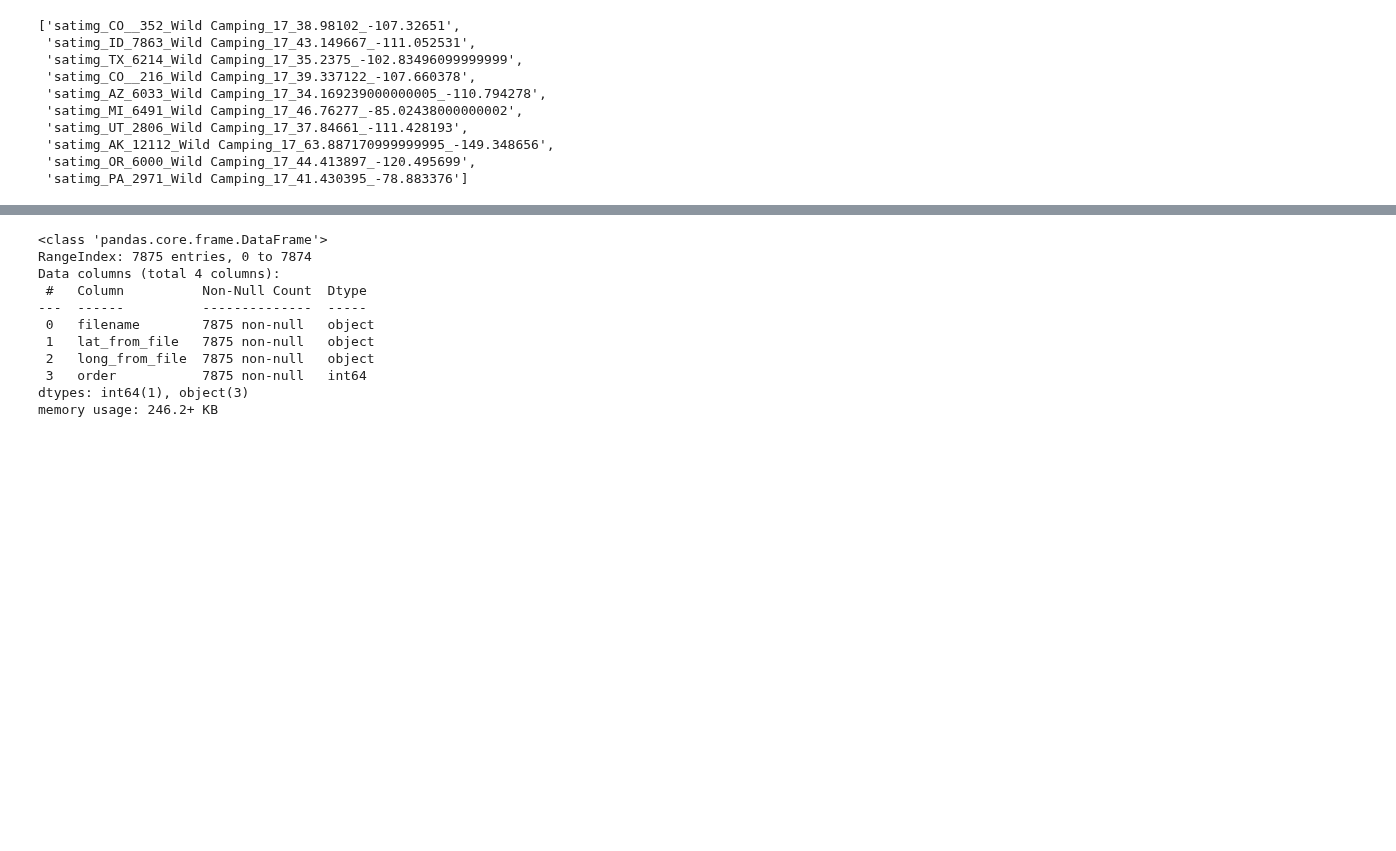
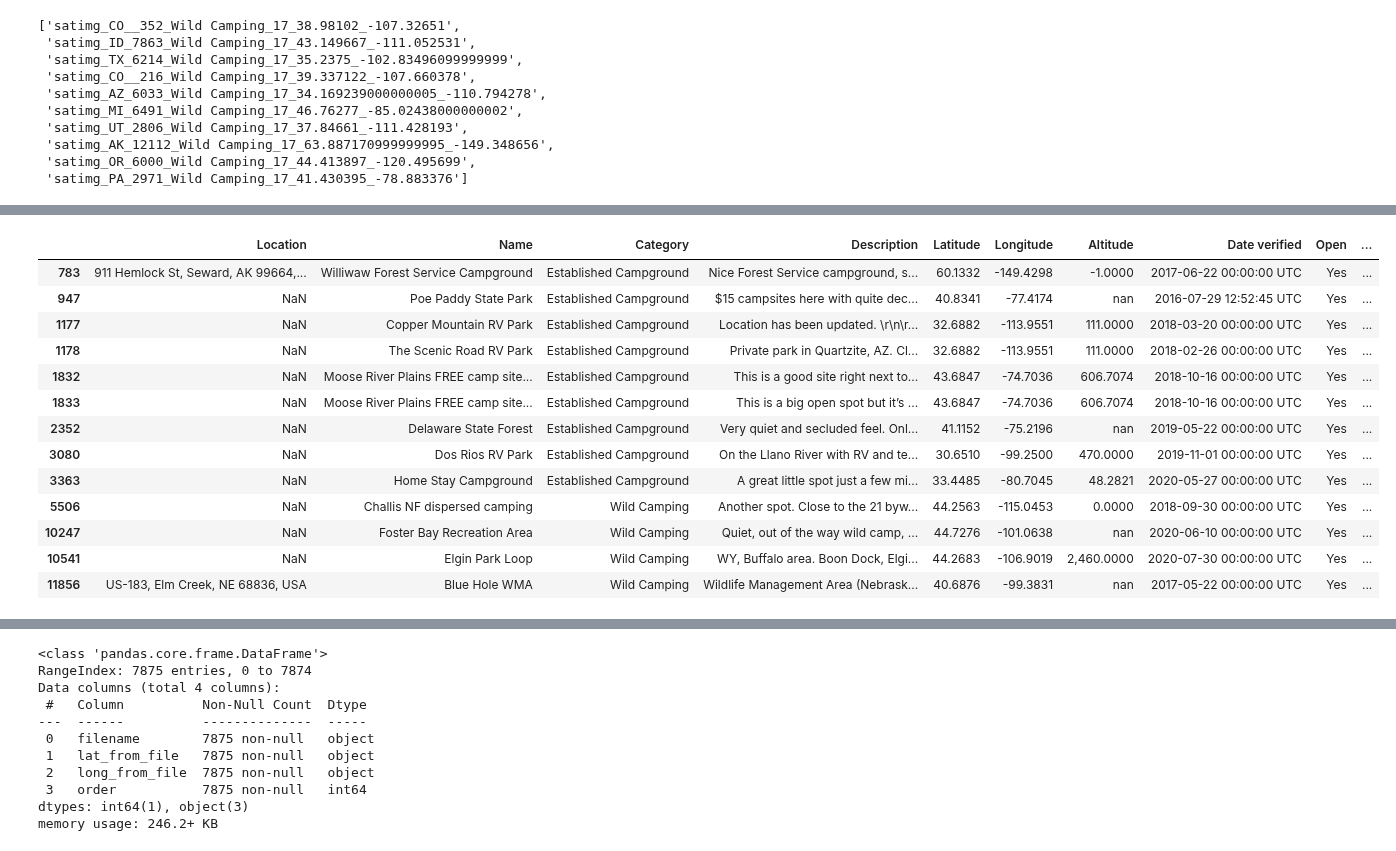
Before and after one commit to paultanger/CampsitePredict, a Jupyter notebook: notebooks/summarize_All_US_data.ipynb, the cells around one changed output, grey strips where cells are left out. Saved outputs shown, nothing was run; the diff lists cells and outputs as text; code cells hidden in the pictures; blank space fills up the shorter version.

```diff
--- a/notebooks/summarize_All_US_data.ipynb
+++ b/notebooks/summarize_All_US_data.ipynb
@@ -351,0 +376,2 @@ image_file_df['order'] = image_file_df.index
+# %%
+All_USdata_est_wild.drop_duplicates(inplace=True)
@@ -351,0 +387,3 @@ image_file_df['order'] = image_file_df.index
+# %%
+All_USdata_est_wild['latlong_test'] = All_USdata_est_wild['Latitude'].astype('str') + '_' + All_USdata_est_wild['Longitude'].astype('str')
+#
@@ -351,0 +437,20 @@ image_file_df['order'] = image_file_df.index
+# %%
+duplicated = All_USdata_est_wild[All_USdata_est_wild['latlong_test'].duplicated()]
+duplicated.to_csv('../data/duplicated_sites_latlong.csv')
+# %%
+duplicated['']
+# %% [output]
+|  | Location | Name | Category | Description | Latitude | Longitude | Altitude | Date verified | Open | ... |
+| 783 | 911 Hemlock St, Seward, AK 99664,... | Williwaw Forest Service Campground | Established Campground | Nice Forest Service campground, s... | 60.1332 | -149.4298 | -1.0000 | 2017-06-22 00:00:00 UTC | Yes | ... |
+| 947 | NaN | Poe Paddy State Park | Established Campground | $15 campsites here with quite dec... | 40.8341 | -77.4174 | nan | 2016-07-29 12:52:45 UTC | Yes | ... |
+| 1177 | NaN | Copper Mountain RV Park | Established Campground | Location has been updated. \r\n\r... | 32.6882 | -113.9551 | 111.0000 | 2018-03-20 00:00:00 UTC | Yes | ... |
+| 1178 | NaN | The Scenic Road RV Park | Established Campground | Private park in Quartzite, AZ. Cl... | 32.6882 | -113.9551 | 111.0000 | 2018-02-26 00:00:00 UTC | Yes | ... |
+| 1832 | NaN | Moose River Plains FREE camp site... | Established Campground | This is a good site right next to... | 43.6847 | -74.7036 | 606.7074 | 2018-10-16 00:00:00 UTC | Yes | ... |
+| 1833 | NaN | Moose River Plains FREE camp site... | Established Campground | This is a big open spot but it’s ... | 43.6847 | -74.7036 | 606.7074 | 2018-10-16 00:00:00 UTC | Yes | ... |
+| 2352 | NaN | Delaware State Forest | Established Campground | Very quiet and secluded feel. Onl... | 41.1152 | -75.2196 | nan | 2019-05-22 00:00:00 UTC | Yes | ... |
+| 3080 | NaN | Dos Rios RV Park | Established Campground | On the Llano River with RV and te... | 30.6510 | -99.2500 | 470.0000 | 2019-11-01 00:00:00 UTC | Yes | ... |
+| 3363 | NaN | Home Stay Campground | Established Campground | A great little spot just a few mi... | 33.4485 | -80.7045 | 48.2821 | 2020-05-27 00:00:00 UTC | Yes | ... |
+| 5506 | NaN | Challis NF dispersed camping | Wild Camping | Another spot. Close to the 21 byw... | 44.2563 | -115.0453 | 0.0000 | 2018-09-30 00:00:00 UTC | Yes | ... |
+| 10247 | NaN | Foster Bay Recreation Area | Wild Camping | Quiet, out of the way wild camp, ... | 44.7276 | -101.0638 | nan | 2020-06-10 00:00:00 UTC | Yes | ... |
+| 10541 | NaN | Elgin Park Loop | Wild Camping | WY, Buffalo area. Boon Dock, Elgi... | 44.2683 | -106.9019 | 2,460.0000 | 2020-07-30 00:00:00 UTC | Yes | ... |
+| 11856 | US-183, Elm Creek, NE 68836, USA | Blue Hole WMA | Wild Camping | Wildlife Management Area (Nebrask... | 40.6876 | -99.3831 | nan | 2017-05-22 00:00:00 UTC | Yes | ... |
```
Also changed, not shown: parts of 38 cells of this notebook, 3 other files.
